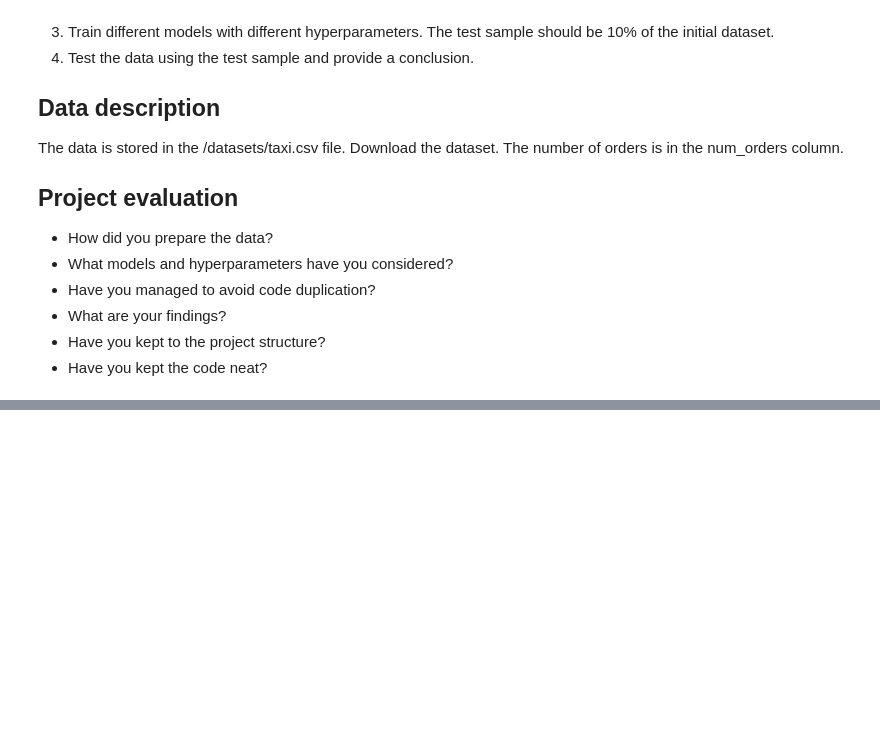
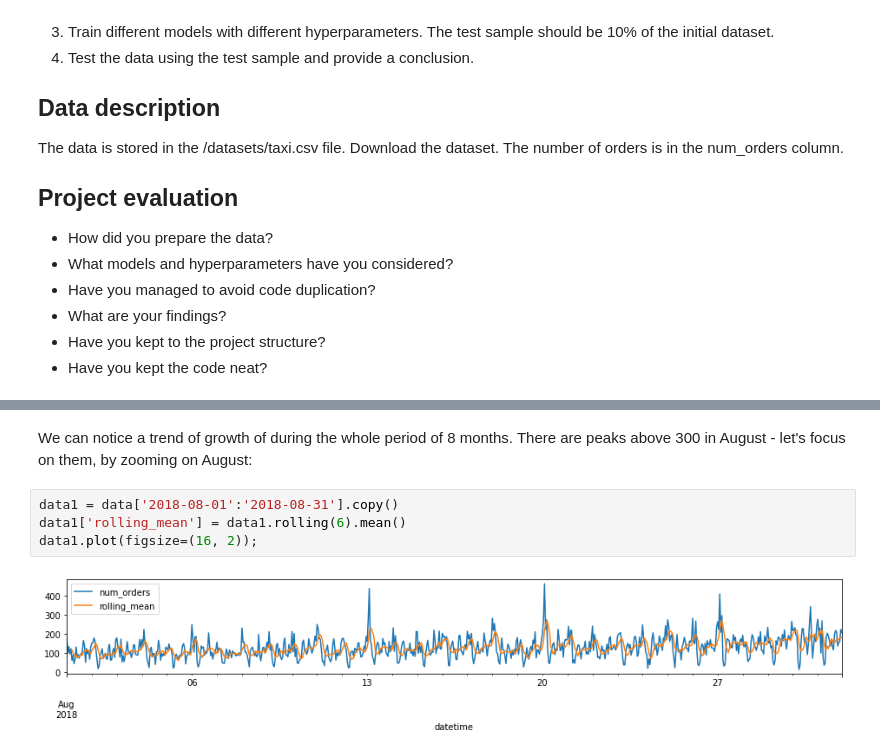
Before and after one commit to dnevo/Practicum, a Jupyter notebook: S13_Time_Series_taxi_orders_in_next_hour.ipynb, the cells around one changed output, grey strips where cells are left out. Drawn from its saved outputs; the diff is of its cells as text; blank space fills up the shorter version.

```diff
--- a/S13_Time_Series_taxi_orders_in_next_hour.ipynb
+++ b/S13_Time_Series_taxi_orders_in_next_hour.ipynb
@@ -27,0 +90,8 @@ The number of orders is in the num_orders column.
+# %% [markdown]
+We can notice a trend of growth of during the whole period of 8 months. There are peaks above 300 in August - let's focus on them, by zooming on August:
+# %%
+data1 = data['2018-08-01':'2018-08-31'].copy()
+data1['rolling_mean'] = data1.rolling(6).mean()
+data1.plot(figsize=(16, 2));
+# %% [output]
+[figure, added]
```
Also changed, not shown: parts of 21 cells of this notebook.
